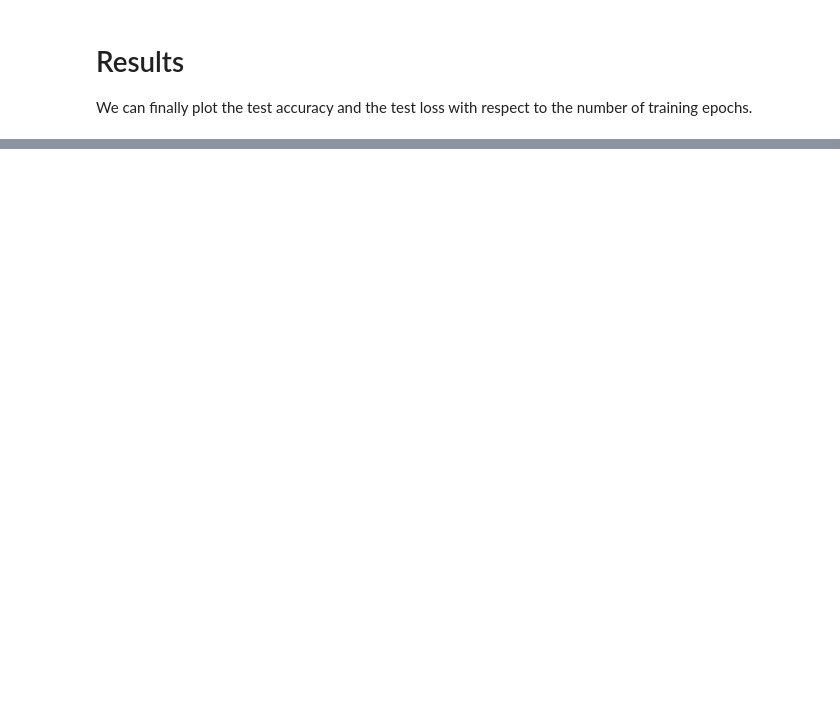
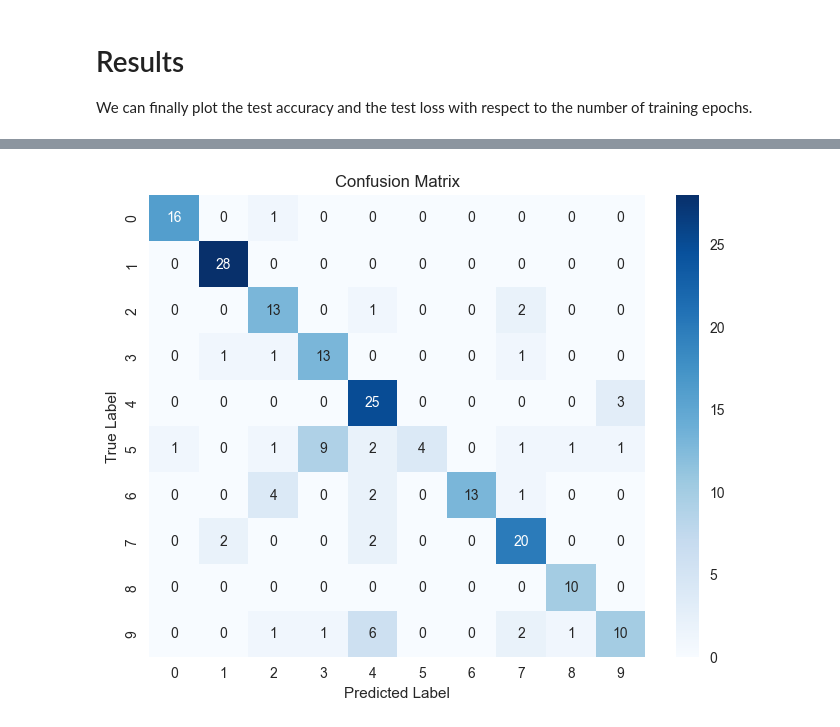
Before and after one commit to Leo11wasd/quantum_computing, a Jupyter notebook: QCNN_presentacion/QuanNN.ipynb, the cells around one changed output, grey strips where cells are left out. Saved outputs shown, nothing was run; the diff lists cells and outputs as text; code cells hidden in the pictures; blank space fills up the shorter version.

```diff
--- a/QCNN_presentacion/QuanNN.ipynb
+++ b/QCNN_presentacion/QuanNN.ipynb
@@ -310,0 +307,23 @@ plt.show()
+# %%
+# 1. Get raw probability outputs from the model
+y_pred_probs = q_model.predict(q_test_images)
+
+# 2. Convert probabilities to integer class labels
+y_pred = np.argmax(y_pred_probs, axis=1)
+
+# Compute confusion matrix array
+cm = confusion_matrix(test_labels, y_pred)
+
+class_names = [str(i) for i in range(cm.shape[0])]
+
+# Plotting the visual heatmap
+plt.figure(figsize=(8, 6))
+sns.heatmap(cm, annot=True, fmt='d', cmap='Blues',
+            xticklabels=class_names,
+            yticklabels=class_names)
+
+plt.title('Confusion Matrix')
+plt.ylabel('True Label')
+plt.xlabel('Predicted Label')
+plt.show()
+# %% [output]
@@ -310,0 +331 @@ plt.show()
+[figure, added]
```
Also changed, not shown: parts of 9 cells of this notebook, 2 other files.
